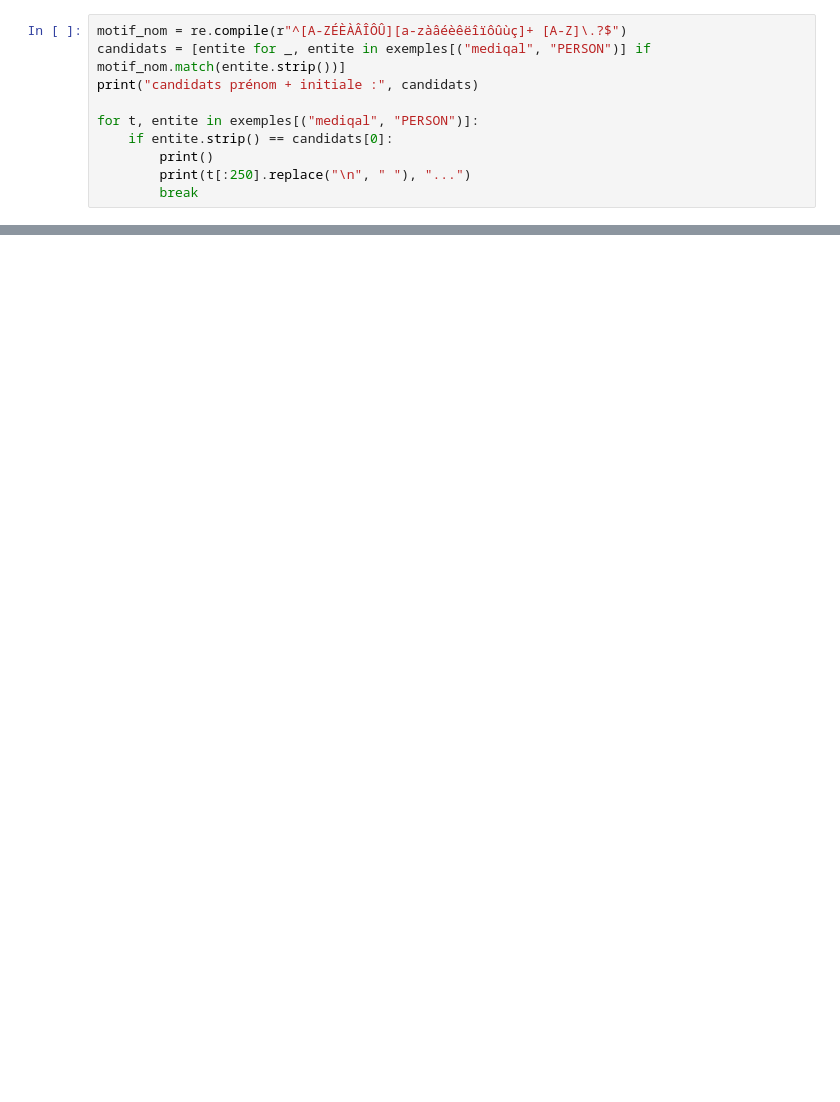
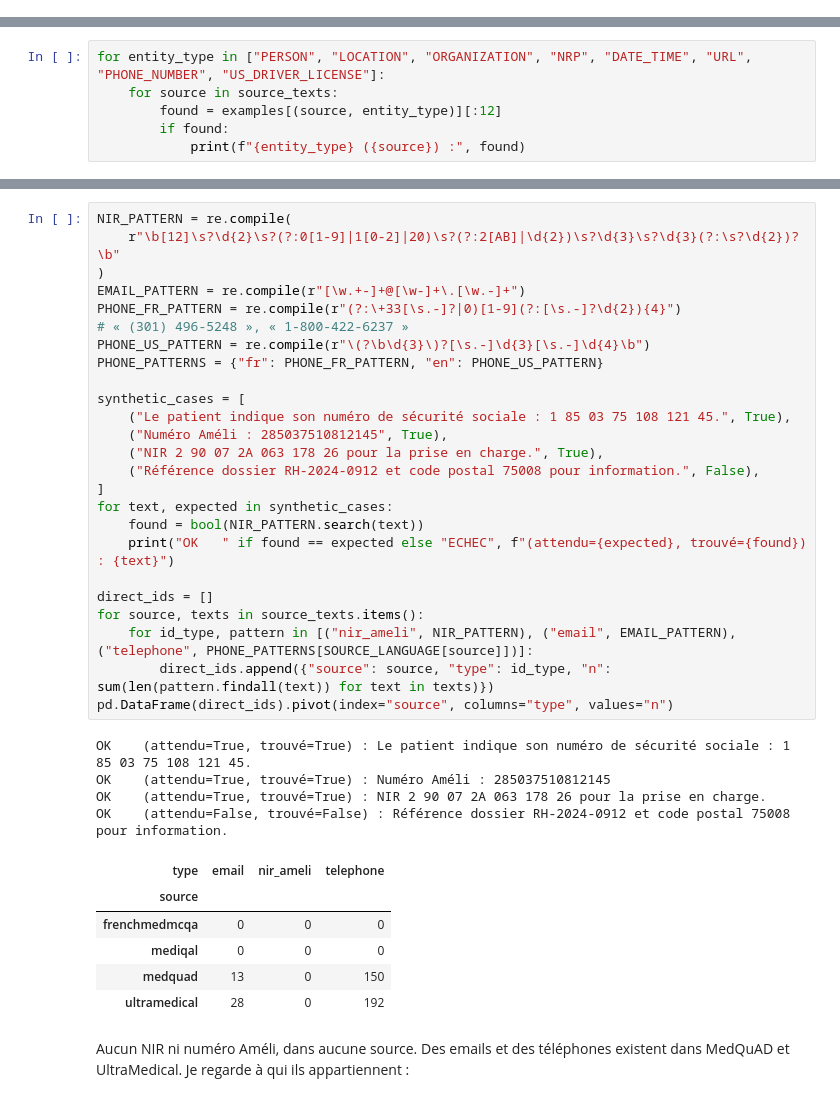
Before and after one commit to RaphaelRIVIERE/llm-finetuning, a Jupyter notebook: notebooks/02_anonymisation.ipynb, the cells around one changed output, grey strips where cells are left out. Saved outputs shown, nothing was run; the diff lists cells and outputs as text; blank space fills up the shorter version.

```diff
--- a/notebooks/02_anonymisation.ipynb
+++ b/notebooks/02_anonymisation.ipynb
@@ -108,10 +0,0 @@ Certains de ces exemples ne sont pas du vocabulaire médical mal classé, mais b
-# %%
-motif_nom = re.compile(r"^[A-ZÉÈÀÂÎÔÛ][a-zàâéèêëîïôûùç]+ [A-Z]\.?$")
-candidats = [entite for _, entite in exemples[("mediqal", "PERSON")] if motif_nom.match(entite.strip())]
-print("candidats prénom + initiale :", candidats)
-
-for t, entite in exemples[("mediqal", "PERSON")]:
-    if entite.strip() == candidats[0]:
-        print()
-        print(t[:250].replace("\n", " "), "...")
-        break
@@ -309,0 +153,6 @@ Décision : appliquer les recognizers Presidio par défaut (`EMAIL_ADDRESS`, `PH
+# %%
+for entity_type in ["PERSON", "LOCATION", "ORGANIZATION", "NRP", "DATE_TIME", "URL", "PHONE_NUMBER", "US_DRIVER_LICENSE"]:
+    for source in source_texts:
+        found = examples[(source, entity_type)][:12]
+        if found:
+            print(f"{entity_type} ({source}) :", found)
@@ -309,0 +191,38 @@ Décision : appliquer les recognizers Presidio par défaut (`EMAIL_ADDRESS`, `PH
+# %%
+NIR_PATTERN = re.compile(
+    r"\b[12]\s?\d{2}\s?(?:0[1-9]|1[0-2]|20)\s?(?:2[AB]|\d{2})\s?\d{3}\s?\d{3}(?:\s?\d{2})?\b"
+)
+EMAIL_PATTERN = re.compile(r"[\w.+-]+@[\w-]+\.[\w.-]+")
+PHONE_FR_PATTERN = re.compile(r"(?:\+33[\s.-]?|0)[1-9](?:[\s.-]?\d{2}){4}")
+# « (301) 496-5248 », « 1-800-422-6237 »
+PHONE_US_PATTERN = re.compile(r"\(?\b\d{3}\)?[\s.-]\d{3}[\s.-]\d{4}\b")
+PHONE_PATTERNS = {"fr": PHONE_FR_PATTERN, "en": PHONE_US_PATTERN}
+
+synthetic_cases = [
+    ("Le patient indique son numéro de sécurité sociale : 1 85 03 75 108 121 45.", True),
+    ("Numéro Améli : 285037510812145", True),
+    ("NIR 2 90 07 2A 063 178 26 pour la prise en charge.", True),
+    ("Référence dossier RH-2024-0912 et code postal 75008 pour information.", False),
+]
+for text, expected in synthetic_cases:
+    found = bool(NIR_PATTERN.search(text))
+    print("OK   " if found == expected else "ECHEC", f"(attendu={expected}, trouvé={found}) : {text}")
+
+direct_ids = []
+for source, texts in source_texts.items():
+    for id_type, pattern in [("nir_ameli", NIR_PATTERN), ("email", EMAIL_PATTERN), ("telephone", PHONE_PATTERNS[SOURCE_LANGUAGE[source]])]:
+        direct_ids.append({"source": source, "type": id_type, "n": sum(len(pattern.findall(text)) for text in texts)})
+pd.DataFrame(direct_ids).pivot(index="source", columns="type", values="n")
+# %% [output]
+OK    (attendu=True, trouvé=True) : Le patient indique son numéro de sécurité sociale : 1 85 03 75 108 121 45.
+OK    (attendu=True, trouvé=True) : Numéro Améli : 285037510812145
+OK    (attendu=True, trouvé=True) : NIR 2 90 07 2A 063 178 26 pour la prise en charge.
+OK    (attendu=False, trouvé=False) : Référence dossier RH-2024-0912 et code postal 75008 pour information.
+| type | email | nir_ameli | telephone |
+| source |  |  |  |
+| frenchmedmcqa | 0 | 0 | 0 |
+| mediqal | 0 | 0 | 0 |
+| medquad | 13 | 0 | 150 |
+| ultramedical | 28 | 0 | 192 |
+# %% [markdown]
+Aucun NIR ni numéro Améli, dans aucune source. Des emails et des téléphones existent dans MedQuAD et UltraMedical. Je regarde à qui ils appartiennent :
```
Also changed, not shown: parts of 61 cells of this notebook, 5 other files.
